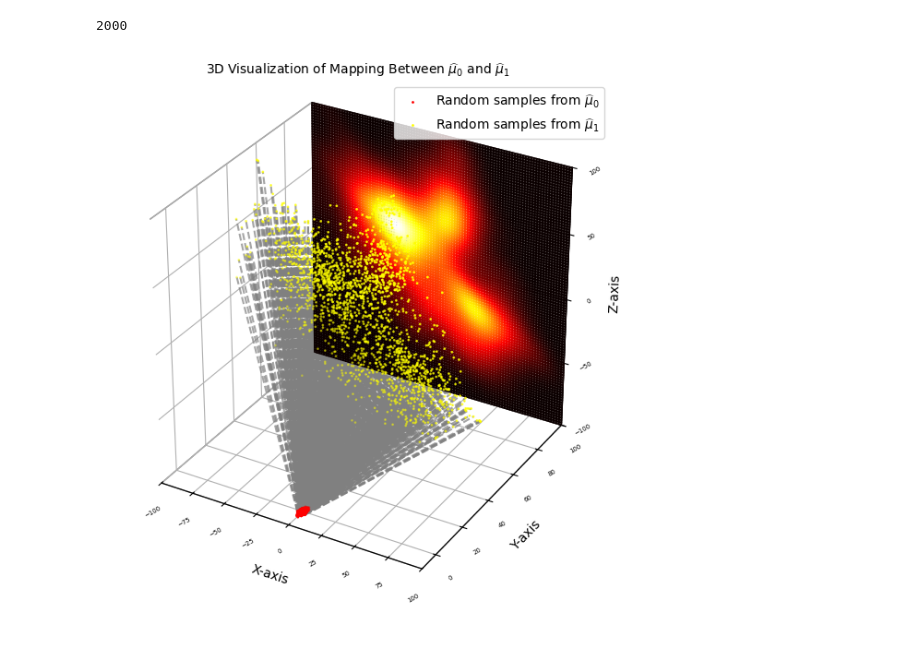
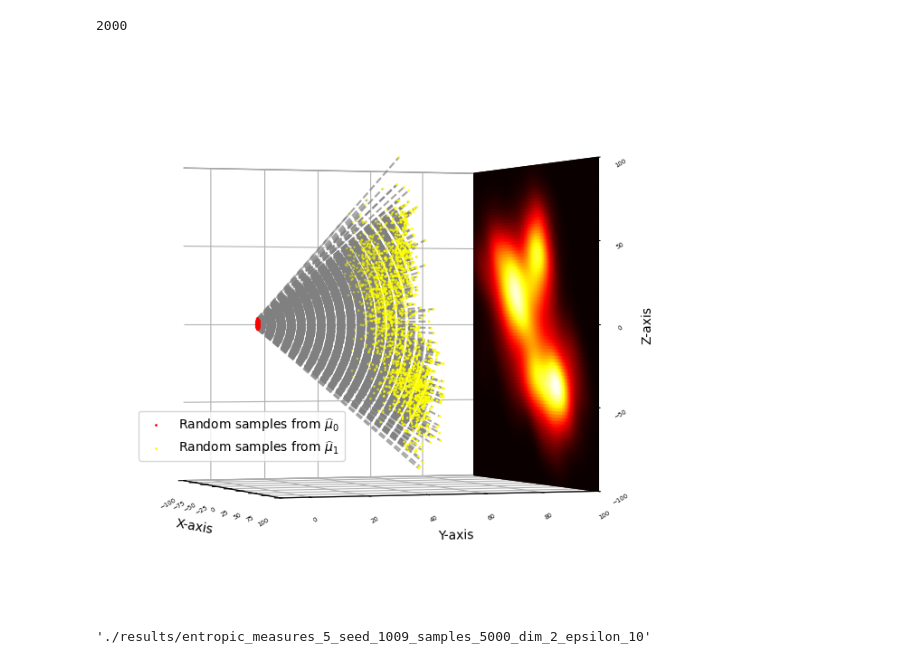
Before and after one commit to CHENZeyi1101/WB_Algo, a Jupyter notebook: Stochastic_FP/Notebooks/plot_manipulate_dim2.ipynb, the cells around one changed output. Drawn from its saved outputs; the diff is of its cells as text; code cells hidden in the pictures.

Commit message:
Plots refined (20250411)
Plots refined (20250411)

```diff
--- a/Stochastic_FP/Notebooks/plot_manipulate_dim2.ipynb
+++ b/Stochastic_FP/Notebooks/plot_manipulate_dim2.ipynb
@@ -235,5 +380,0 @@ True V value: 5411.624586054706 [5299.090330435885, 5507.67100744824]
-# %%
-with open(f"{V_value_dir}/V_values_iter_0.pkl", "rb") as V_values_file:
-        V_values_iter = pickle.load(V_values_file)
-
-V_values_iter
@@ -294,20 +414,21 @@ for iter in range(10):
                     label=label)
 
     # Draw trimmed mean
-    plt.plot(iter, trimmed_mean, 'o', color='black', markersize=6, label=r'Trimmed Mean of $\widehat{V}_n(\widehat{\mu}_t)$' if iter == 0 else "")
+    plt.plot(iter, trimmed_mean, 'o', color='black', markersize=6, label=r'Empirical trimmed mean of $\widehat{V}_n(\widehat{\mu}_t)$' if iter == 0 else "")
     trimmed_means.append(trimmed_mean)
 
 # Draw true V value
-plt.axhline(mean_true_V_dim2, color='red', linestyle='--', linewidth=2, label='True V Value')
+# plt.ylim(5000, 6000)
+plt.axhline(mean_true_V_dim2, color='red', linestyle='--', linewidth=2, label=r'Empirical trimmed mean of $\widehat{V}_n(\bar{\mu})$')
 plt.plot(range(10), trimmed_means,
          color='black', linestyle='-', linewidth=1, alpha=0.6, zorder=0)
-plt.axhspan(lb_dim2, ub_dim2, color='green', alpha=0.1, label=r'Empirical 90% central interval of $\widehat{V}_n(\bar{\mu})$')
+plt.axhspan(lb_dim2, ub_dim2, color='green', alpha=0.1, label=r'Empirical IQR (25%–75%) of $\widehat{V}_n(\bar{\mu})$')
 plt.xticks(ticks=range(10), labels=range(10))
 
-plt.xlabel('Iteration')
-plt.ylabel(r"$\widehat{V}_n(\widehat{\mu}_t)$")
-plt.title(r"Evaluation of $\widehat{V}_n(\widehat{\mu}_t)$ from our proposed algorithm when dim = 2")
-plt.legend()
+plt.xlabel('Iteration', fontsize=14)
+plt.ylabel(r"$\widehat{V}_n(\widehat{\mu}_t)$", fontsize=14)
+plt.title(r"Evaluation of $\widehat{V}_n(\widehat{\mu}_t)$ from our proposed algorithm when dim = 2", fontsize=16)
+plt.legend(fontsize=14)
 plt.savefig(f"{result_path}/V_values_convergence_SFP.png")
 plt.show()
 # %% [output]
@@ -541,11 +718,12 @@ source_samples = initialized
 target_samples = accepted
 
 # Add z-coordinates for the source (z = 0) and target (x = 100) planes
-source_samples_3d = np.hstack([source_samples, np.zeros((n, 1)) - 100])  # z = -100 for source plane
+source_samples_3d = np.hstack([source_samples[:, 0].reshape(-1, 1), np.zeros((n, 1)), source_samples[:, 1].reshape(-1, 1)])  # y = 0 plane
+
 target_samples_3d = np.hstack([target_samples[:, 0].reshape(-1, 1), np.ones((n, 1)) * 50, target_samples[:, 1].reshape(-1, 1)]) # x = 100 for target plane
 
 # Create a 3D plot
-fig = plt.figure(figsize=(6, 6))
+fig = plt.figure(figsize=(8, 6))
 ax = fig.add_subplot(111, projection='3d')
 ax.set_box_aspect([1, 1, 1])
 ax.set_facecolor("white")  # Set background color to black
@@ -590,7 +768,8 @@ ax.plot_surface(xi, ygrid, zi, facecolors=plt.cm.hot(kde_values / np.max(kde_val
 # ax.plot_surface(xgrid, ygrid, zgrid, facecolors=plt.cm.hot(heatmap.T / np.max(heatmap)), rstride=1, cstride=1, alpha=0.7, shade=False)
 
 # Set labels and title
-ax.set_title(r"3D Visualization of Mapping Between $\widehat{\mu}_0$ and $\widehat{\mu}_1$", fontsize=10, color="black")
+# ax.set_title(r"3D Visualization of Mapping Between $\widehat{\mu}_0$ and $\widehat{\mu}_1$", fontsize=10, color="black", pad=5)
+
 ax.set_xlabel("X-axis", color="black")
 ax.set_ylabel("Y-axis", color="black")
 ax.set_zlabel("Z-axis", color="black")
@@ -602,39 +781,53 @@ ax.set_ylim([-10, 100])
 ax.set_zlim([-100, 100])
 
 # Customize tick colors
 ax.tick_params(axis='x', colors='black')
 ax.tick_params(axis='y', colors='black')
 ax.tick_params(axis='z', colors='black')
 
 # Make the grid lines and pane colors match the background
 ax.xaxis.pane.set_edgecolor("black")
 ax.yaxis.pane.set_edgecolor("black")
 ax.zaxis.pane.set_edgecolor("black")
 ax.xaxis.pane.fill = False
 ax.yaxis.pane.fill = False
 ax.zaxis.pane.fill = False
 
 # Add legend and grid
-ax.legend(loc="upper right", bbox_to_anchor=(1, 1))
+# ax.legend(loc="upper right", bbox_to_anchor=(1, 1))
+ax.legend(loc="lower left", bbox_to_anchor=(0.05, 0.25))
+
+
 ax.grid(alpha=0)
 
 # Rotate tick labels for better visibility
 ax.tick_params(axis='x', labelsize=5, rotation=30)  # Adjust X-axis ticks
 ax.tick_params(axis='y', labelsize=5, rotation=30)  # Adjust Y-axis ticks
 ax.tick_params(axis='z', labelsize=5, rotation=30)  # Adjust Z-axis ticks
 
+ax.view_init(elev=0, azim=-20)
 
-# Tighten the layout to fit everything properly
-plt.tight_layout()
+
+# # Tighten the layout to fit everything properly
+# plt.tight_layout()
+fig.set_size_inches(5, 5)  # Try 5x5 inches for a tighter square layout
 
 
 # Show the plot
-plot_save_path = f"{save_pathname}/Map_Visualization.png"
-plt.savefig(plot_save_path)
+plot_save_path = f"{result_path}/Map_Visualization.pdf"
+fig.set_size_inches(6, 8)  # Make figure square
+plt.subplots_adjust(left=0, right=1, bottom=0, top=1)  # Remove padding
+plt.savefig(plot_save_path, bbox_inches='tight', pad_inches=0.05)
+
+# plt.savefig(plot_save_path)
 # Show the plot
 plt.show()
 # %% [output]
-[figure, old version]
+[figure, new version]
+# %%
+result_path
+# %% [output]
+'./results/entropic_measures_5_seed_1009_samples_5000_dim_2_epsilon_10'
 # %%
 source_measure_samples = source_sampler.sample(2000, multiplication_factor=1)
 # %%
```
Also changed, not shown: parts of 11 cells of this notebook, 51 other files.
